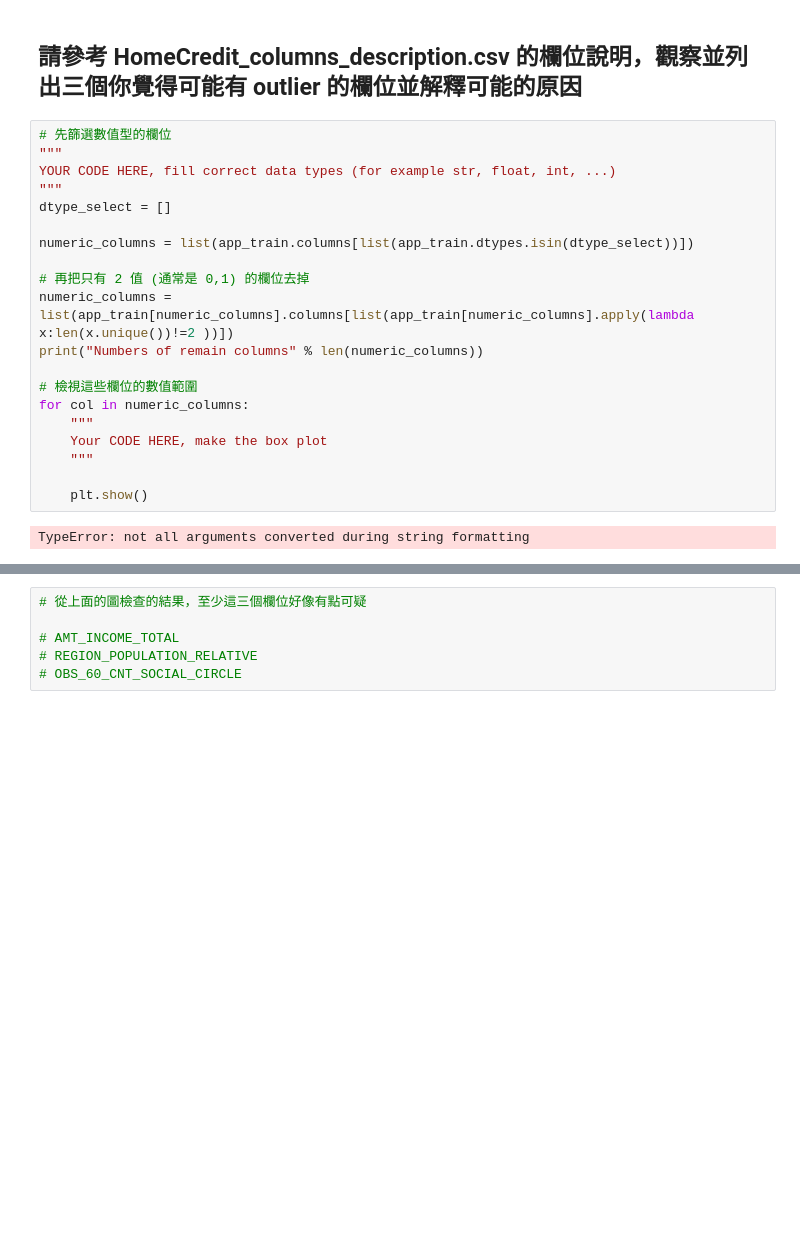
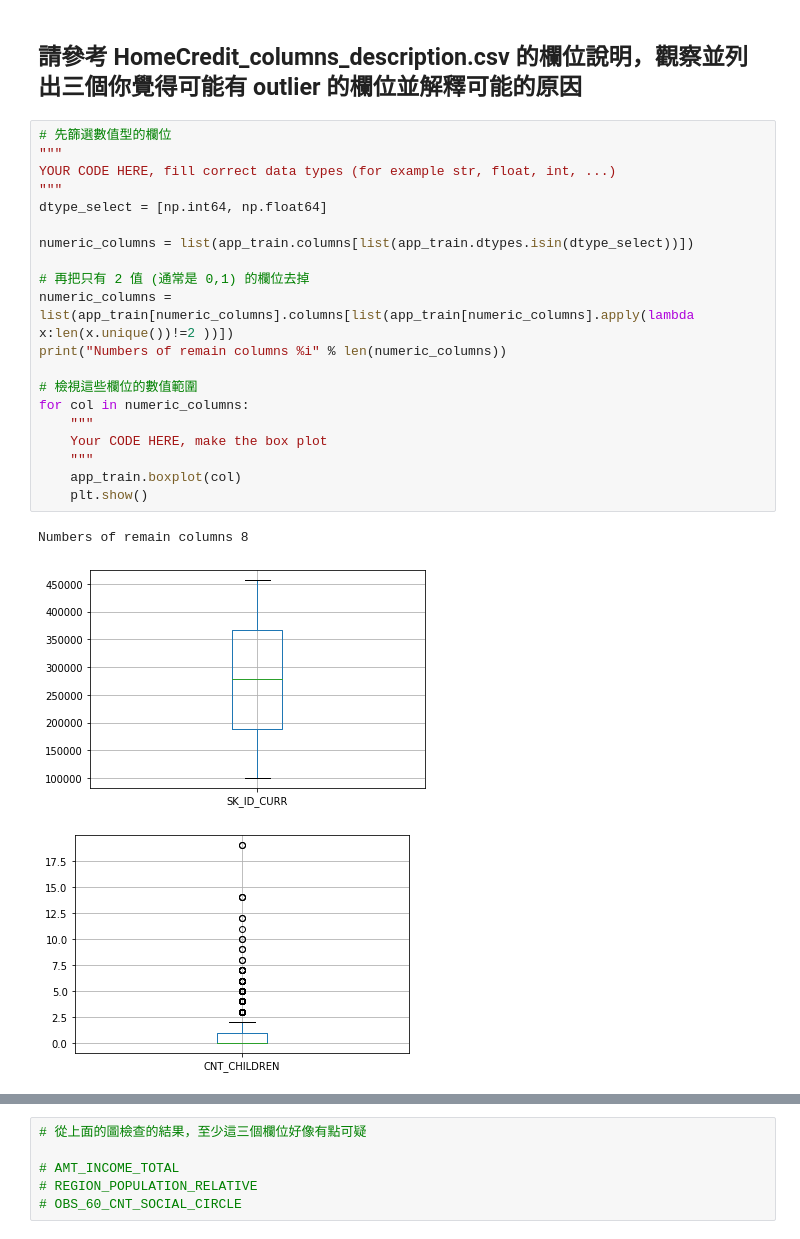
Before and after one commit to amonre1008/4th-ML100Days, a Jupyter notebook: homework/Day_009_HW.ipynb, the cells around one changed output, grey strips where cells are left out. Saved outputs shown, nothing was run; the diff lists cells and outputs as text; blank space fills up the shorter version.

```diff
--- a/homework/Day_009_HW.ipynb
+++ b/homework/Day_009_HW.ipynb
@@ -40,22 +40,24 @@ Path of read in data: ./data\application_train.csv
 # %%
 # 先篩選數值型的欄位
 """
 YOUR CODE HERE, fill correct data types (for example str, float, int, ...)
 """
-dtype_select = []
+dtype_select = [np.int64, np.float64]
 
 numeric_columns = list(app_train.columns[list(app_train.dtypes.isin(dtype_select))])
 
 # 再把只有 2 值 (通常是 0,1) 的欄位去掉
 numeric_columns = list(app_train[numeric_columns].columns[list(app_train[numeric_columns].apply(lambda x:len(x.unique())!=2 ))])
-print("Numbers of remain columns" % len(numeric_columns))
+print("Numbers of remain columns %i" % len(numeric_columns))
 
 # 檢視這些欄位的數值範圍
 for col in numeric_columns:
     """
     Your CODE HERE, make the box plot
     """
-
+    app_train.boxplot(col)
     plt.show()
 # %% [output]
-TypeError: not all arguments converted during string formatting
+Numbers of remain columns 8
+[figure, added]
+[figure, added]
```
Also changed, not shown: parts of 6 cells of this notebook.
